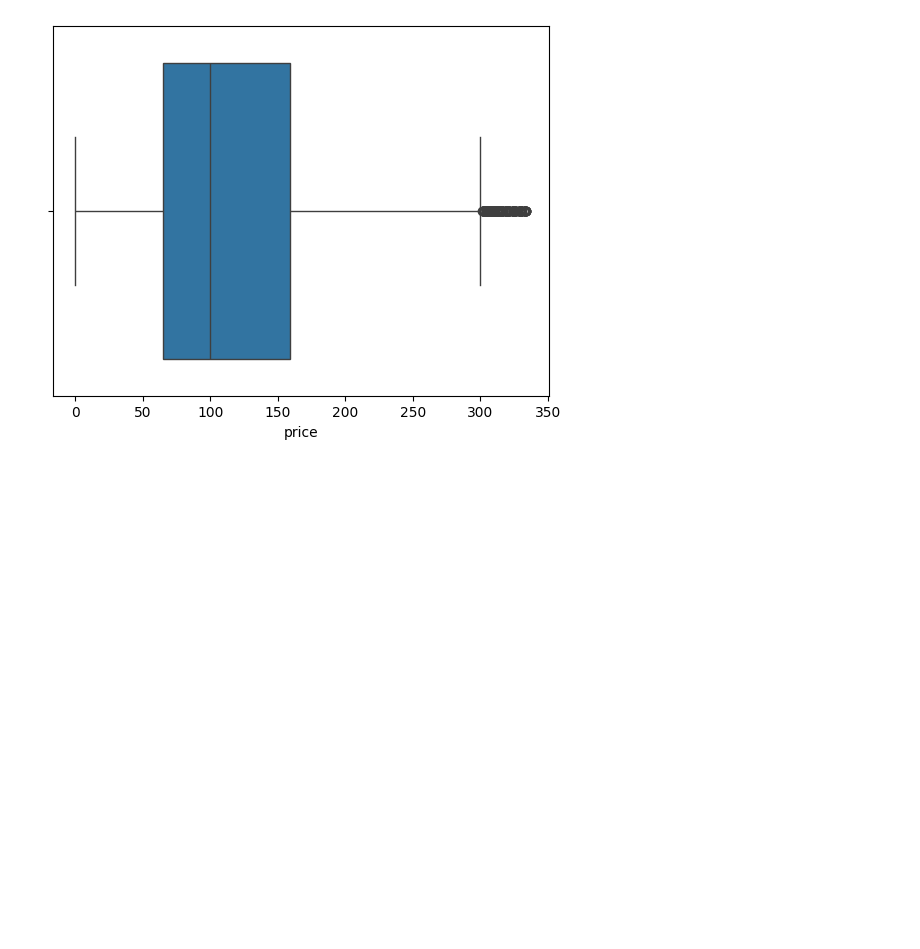
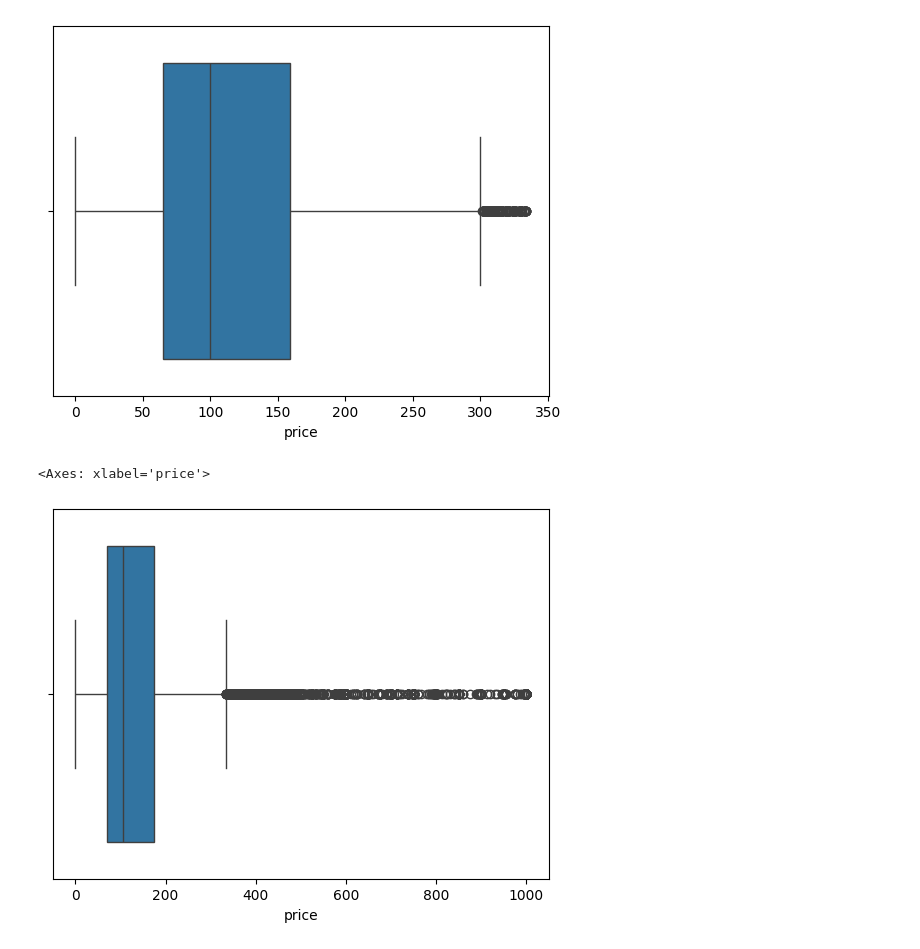
Before and after one commit to diyajojo/ds-ml-basics, a Jupyter notebook: airbnb_data_cleaning.ipynb, the cells around one changed output. Saved outputs shown, nothing was run; the diff lists cells and outputs as text; code cells hidden in the pictures; blank space fills up the shorter version.

Commit message:
data transformation done

```diff
--- a/airbnb_data_cleaning.ipynb
+++ b/airbnb_data_cleaning.ipynb
@@ -78,0 +91,7 @@ sns.boxplot(x='price',data=cleaned_data)
+# %%
+data_new=data.copy()
+data_new['price']=data['price']
+sns.boxplot(x='price',data=data_new)
+# %% [output]
+<Axes: xlabel='price'>
+[figure, added]
```
Also changed, not shown: parts of 5 cells of this notebook.
